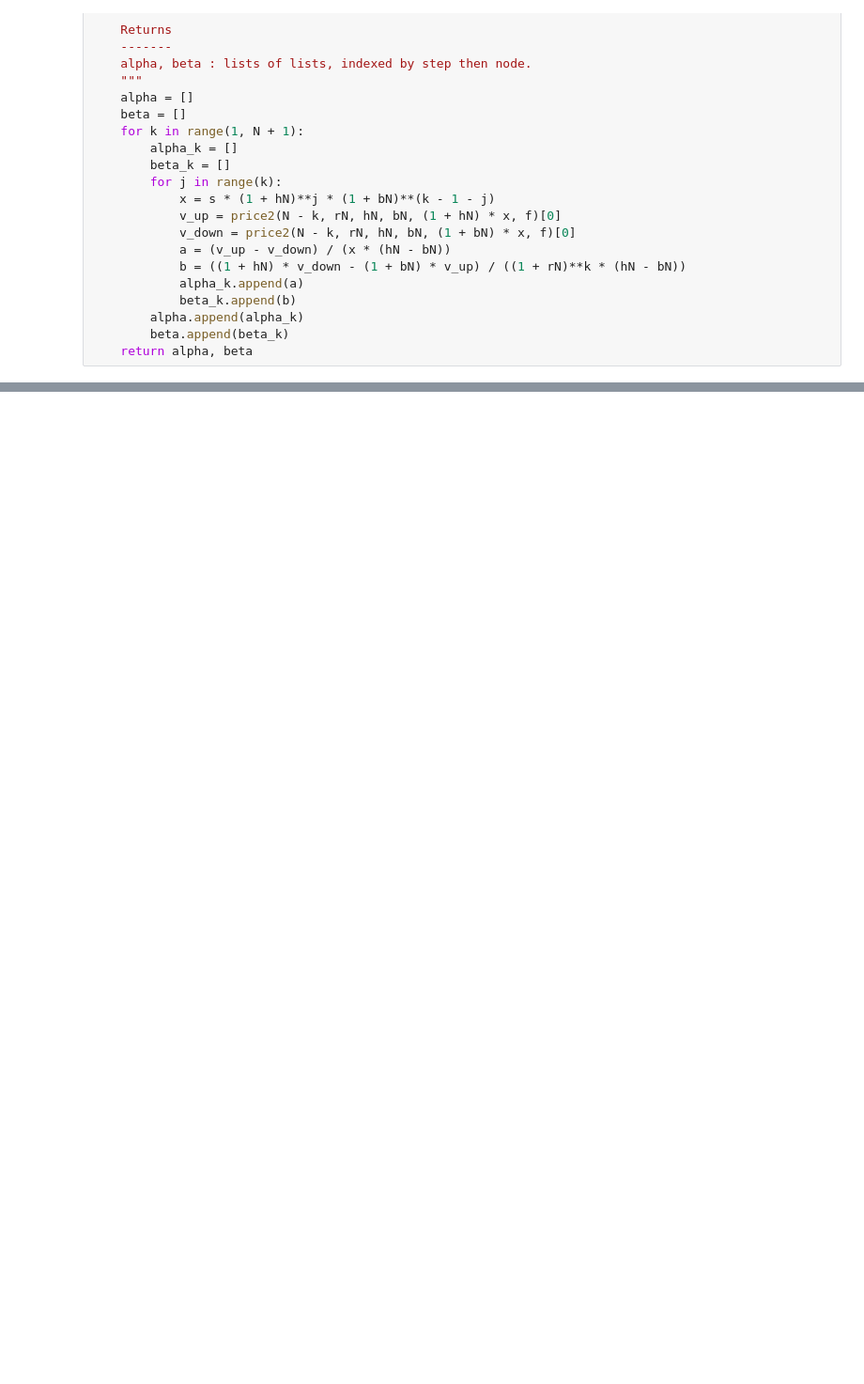
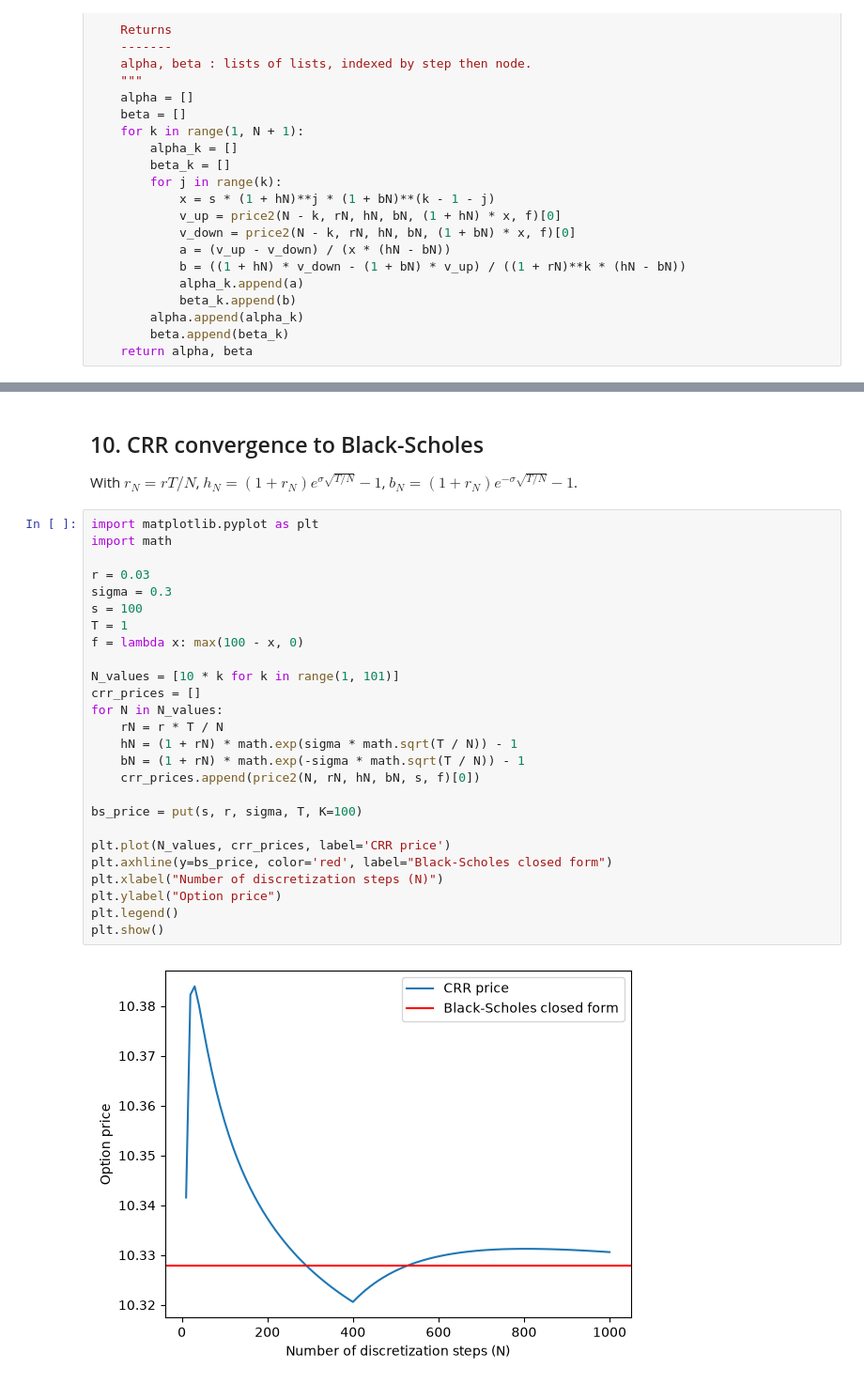
Before and after one commit to AnasKh21/pricing-european-options, a Jupyter notebook: pricing_european_options.ipynb, the cells around one changed output, grey strips where cells are left out. Shown at 94% size. Saved outputs shown, nothing was run; the diff lists cells and outputs as text; blank space fills up the shorter version.

```diff
--- a/pricing_european_options.ipynb
+++ b/pricing_european_options.ipynb
@@ -124,0 +226,32 @@ hedge(2, 0.01, 0.05, -0.05, 100, call)
+# %% [markdown]
+## 10. CRR convergence to Black-Scholes
+
+With $r_N = rT/N$, $h_N = (1+r_N)e^{\sigma\sqrt{T/N}} - 1$, $b_N = (1+r_N)e^{-\sigma\sqrt{T/N}} - 1$.
+# %%
+import matplotlib.pyplot as plt
+import math
+
+r = 0.03
+sigma = 0.3
+s = 100
+T = 1
+f = lambda x: max(100 - x, 0)
+
+N_values = [10 * k for k in range(1, 101)]
+crr_prices = []
+for N in N_values:
+    rN = r * T / N
+    hN = (1 + rN) * math.exp(sigma * math.sqrt(T / N)) - 1
+    bN = (1 + rN) * math.exp(-sigma * math.sqrt(T / N)) - 1
+    crr_prices.append(price2(N, rN, hN, bN, s, f)[0])
+
+bs_price = put(s, r, sigma, T, K=100)
+
+plt.plot(N_values, crr_prices, label='CRR price')
+plt.axhline(y=bs_price, color='red', label="Black-Scholes closed form")
+plt.xlabel("Number of discretization steps (N)")
+plt.ylabel("Option price")
+plt.legend()
+plt.show()
+# %% [output]
+[figure, added]
```
Also changed, not shown: parts of 22 cells of this notebook.
